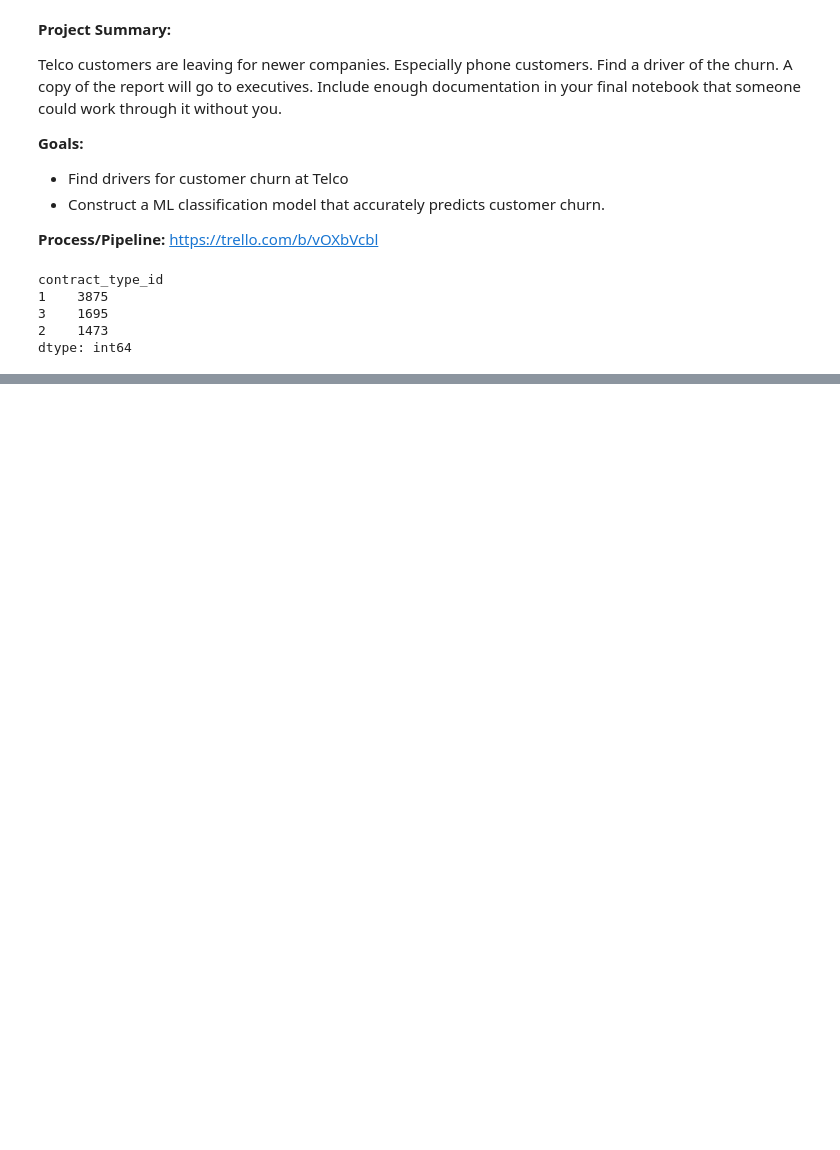
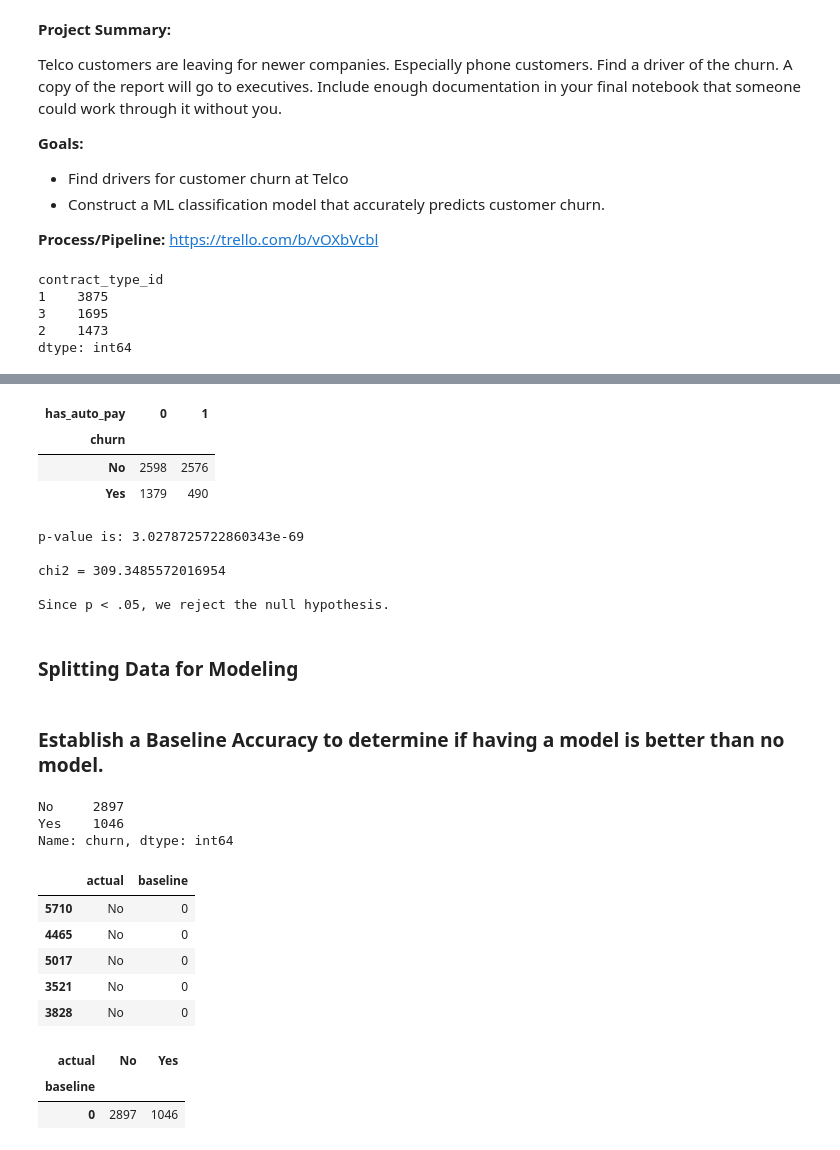
Before and after one commit to barbmarques/classification-project-telco, a Jupyter notebook: working_classification_project.ipynb, the cells around one changed output, grey strips where cells are left out. Saved outputs shown, nothing was run; the diff lists cells and outputs as text; code cells hidden in the pictures; blank space fills up the shorter version.

```diff
--- a/working_classification_project.ipynb
+++ b/working_classification_project.ipynb
@@ -146,0 +349,74 @@ Categorical that are dtype 'object' (need to be encoded):
+# %%
+#crosstab for auto_pay and churn
+observed_3 = pd.crosstab(telco_churn['churn'],telco_churn['has_auto_pay'])
+observed_3
+# %% [output]
+| has_auto_pay | 0 | 1 |
+| churn |  |  |
+| No | 2598 | 2576 |
+| Yes | 1379 | 490 |
+# %%
+# Set our alpha
+alpha = .01
+
+#run chi2 test
+chi2, p, degf, expected = stats.chi2_contingency(observed_3)
+
+print(f'p-value is: {p}')
+print()
+print(f'chi2 = {chi2}')
+print()
+if p < alpha:
+    print("Since p < .05, we reject the null hypothesis.")
+else:
+    print("We fail to reject the null")
+# %% [output]
+p-value is: 3.0278725722860343e-69
+
+chi2 = 309.3485572016954
+
+Since p < .05, we reject the null hypothesis.
+# %% [markdown]
+### Splitting Data for Modeling
+# %%
+# Splitting out target variable from X_train
+
+features = ['no_tech_support', 'has_auto_pay','month_to_month','streamer','fiber']
+target = ['churn']
+
+X_train = train.drop(columns = ['churn', 'total_charges', 'customer_id'],axis=1)
+X_validate = validate.drop(columns = ['churn', 'total_charges', 'customer_id'],axis=1)
+X_test = test.drop(columns = ['churn', 'total_charges', 'customer_id'],axis=1)
+
+# Establishing target as y_train
+y_train = train.churn
+y_validate = validate.churn
+y_test = test.churn
+# %% [markdown]
+### Establish a Baseline Accuracy to determine if having a model is better than no model.
+# %%
+y_train.value_counts()
+# %% [output]
+No     2897
+Yes    1046
+Name: churn, dtype: int64
+# %%
+baseline = pd.DataFrame(y_train)
+baseline['baseline'] = 0
+
+baseline.columns = ['actual','baseline']
+baseline.head()
+# %% [output]
+|  | actual | baseline |
+| 5710 | No | 0 |
+| 4465 | No | 0 |
+| 5017 | No | 0 |
+| 3521 | No | 0 |
+| 3828 | No | 0 |
+# %%
+# cross tab of our baseline versus actual
+pd.crosstab(baseline['baseline'], baseline['actual'])
+# %% [output]
+| actual | No | Yes |
+| baseline |  |  |
+| 0 | 2897 | 1046 |
```
Also changed, not shown: parts of 63 cells of this notebook, 3 other files.
